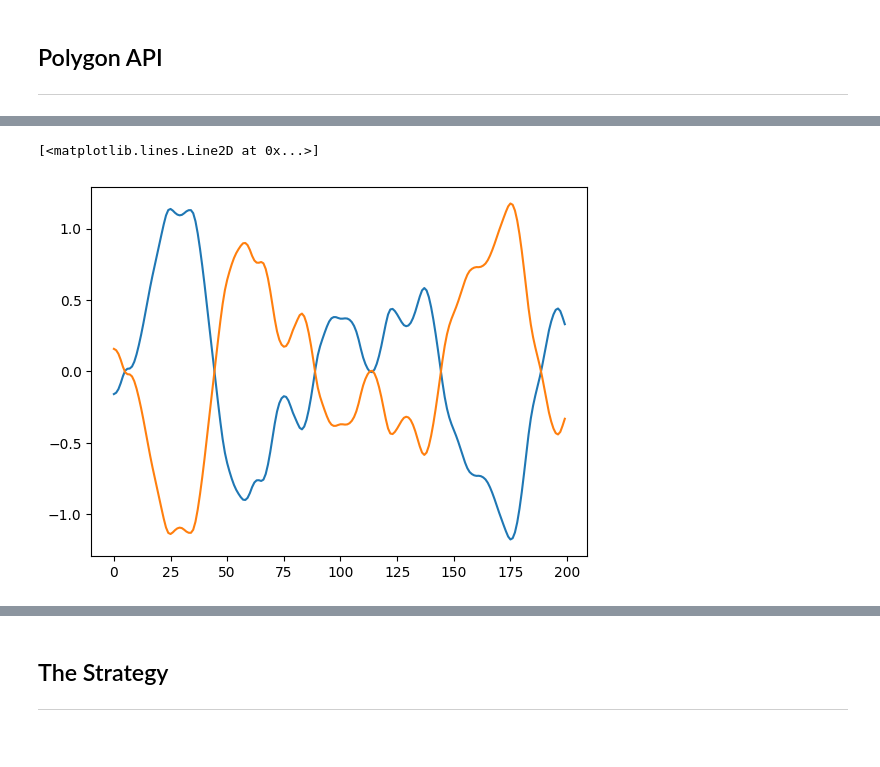
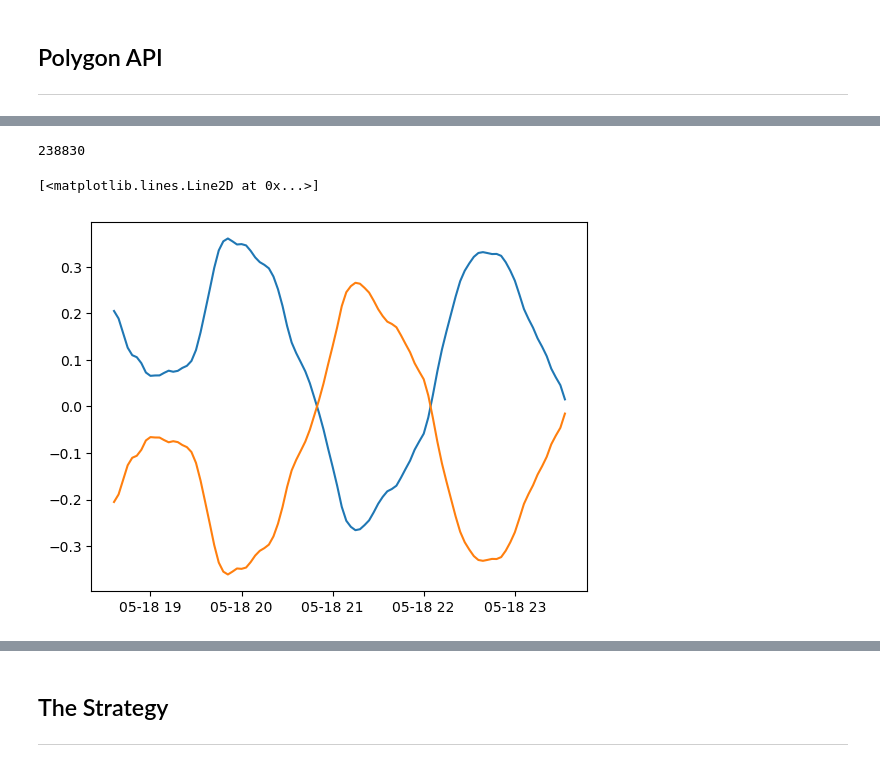
Before and after one commit to d3nnis2001/PIES, a Jupyter notebook: algo.ipynb, the cells around one changed output, grey strips where cells are left out. Cells and saved outputs as stored; diff of their text form; code cells hidden in the pictures.

```diff
--- a/algo.ipynb
+++ b/algo.ipynb
@@ -88,6 +68,11 @@ Name: Close, Length: 238830, dtype: float64
+# %%
+len(seriesSlow)
+# %% [output]
+238830
 # %%
-plt.plot(seriesSlow[-200:])
-plt.plot(seriesSlowMirror[-200:])
+
+plt.plot(seriesSlow[238300:238400])
+plt.plot(seriesSlowMirror[238300:238400])
 # %% [output]
 [<matplotlib.lines.Line2D at 0x...>]
-[figure, old version]
+[figure, new version]
```
Also changed, not shown: parts of 9 cells of this notebook, 8 other files.
